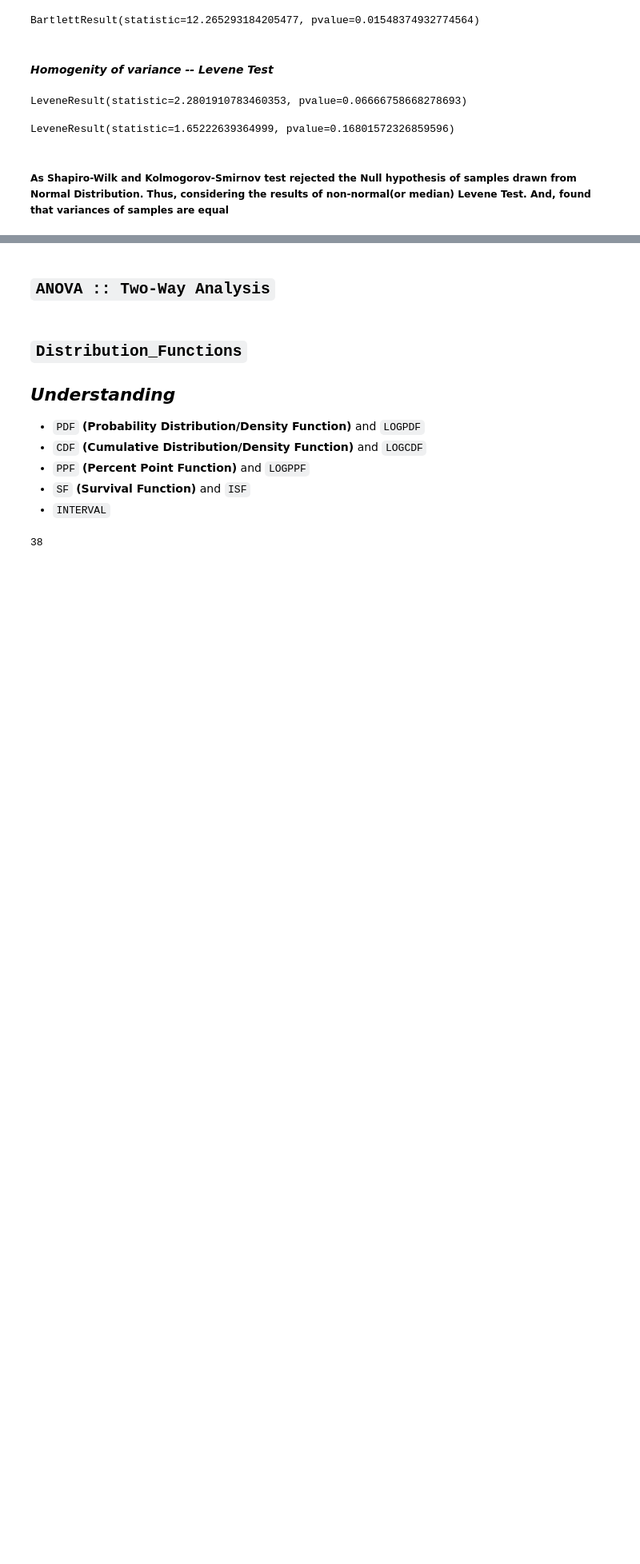
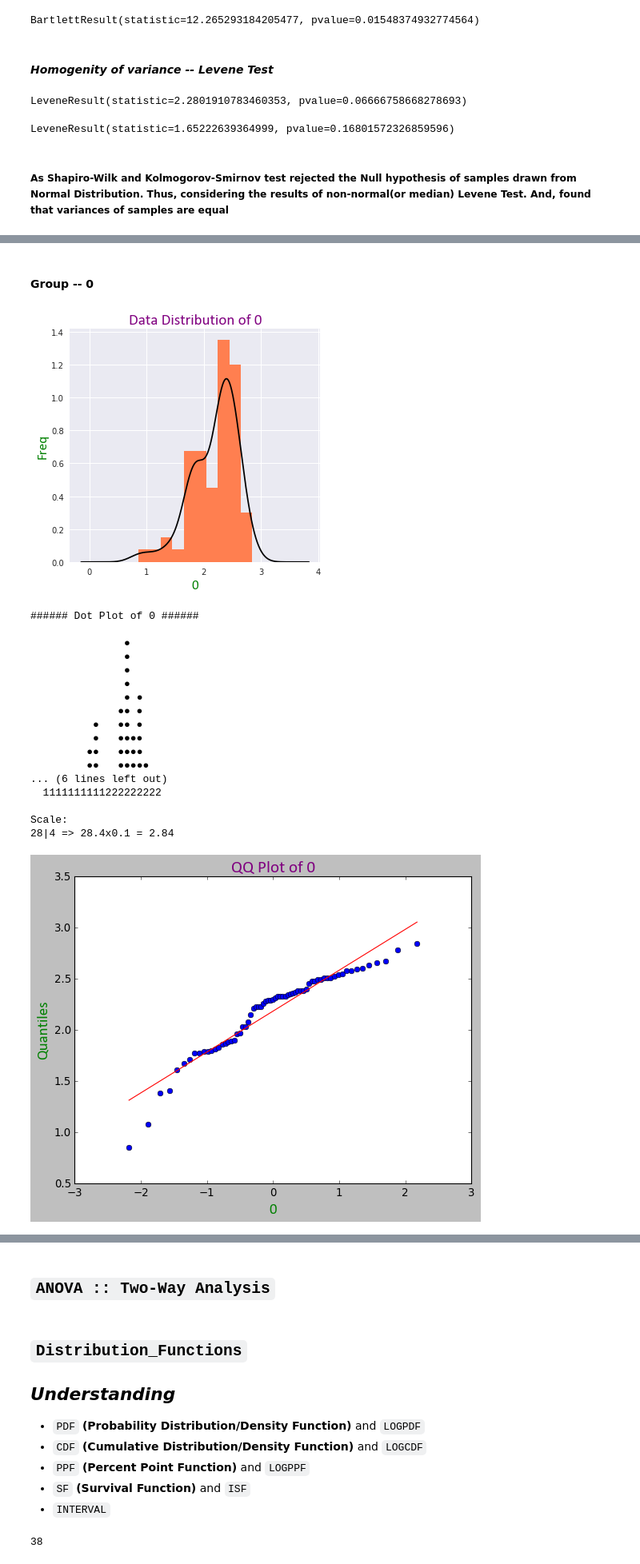
Before and after one commit to raj-shr-git/Statistical_testing_python, a Jupyter notebook: Stats_Practice.ipynb, the cells around one changed output, grey strips where cells are left out. Shown at 80% size. Drawn from its saved outputs; the diff is of its cells as text; code cells hidden in the pictures; blank space fills up the shorter version.

Commit message:
Added ANOVA test problem

```diff
--- a/Stats_Practice.ipynb
+++ b/Stats_Practice.ipynb
@@ -2519,0 +2534,2 @@ LeveneResult(statistic=1.65222639364999, pvalue=0.16801572326859596)
+# %%
+platelet_df = pd.read_csv('ANOVA_questions/ch08_all/EXR_C08_S02_07.csv')
@@ -2519,0 +2566,4 @@ LeveneResult(statistic=1.65222639364999, pvalue=0.16801572326859596)
+# %%
+platelet_df_pivot = platelet_df.pivot(columns='Group',values='plate')
+platelet_df_pivot.reset_index(drop=True,inplace=True)
+platelet_df_pivot.head(10)
@@ -2519,0 +2598,26 @@ LeveneResult(statistic=1.65222639364999, pvalue=0.16801572326859596)
+# %% [markdown]
+#### **Group -- 0**
+# %%
+anova_assm_8_2_7 = check_anova_assump(platelet_df_pivot,[0])
+# %%
+anova_assm_8_2_7.all_plots()
+# %% [output]
+[figure, added]
+###### Dot Plot of 0 ######
+
+               ●
+               ●
+               ●
+               ●
+               ● ●
+              ●● ●
+          ●   ●● ●
+          ●   ●●●●
+         ●●   ●●●●
+         ●●   ●●●●●
+... (6 lines left out)
+  1111111111222222222
+
+Scale:
+28|4 => 28.4x0.1 = 2.84
+[figure, added]
```
Also changed, not shown: parts of 58 cells of this notebook.
